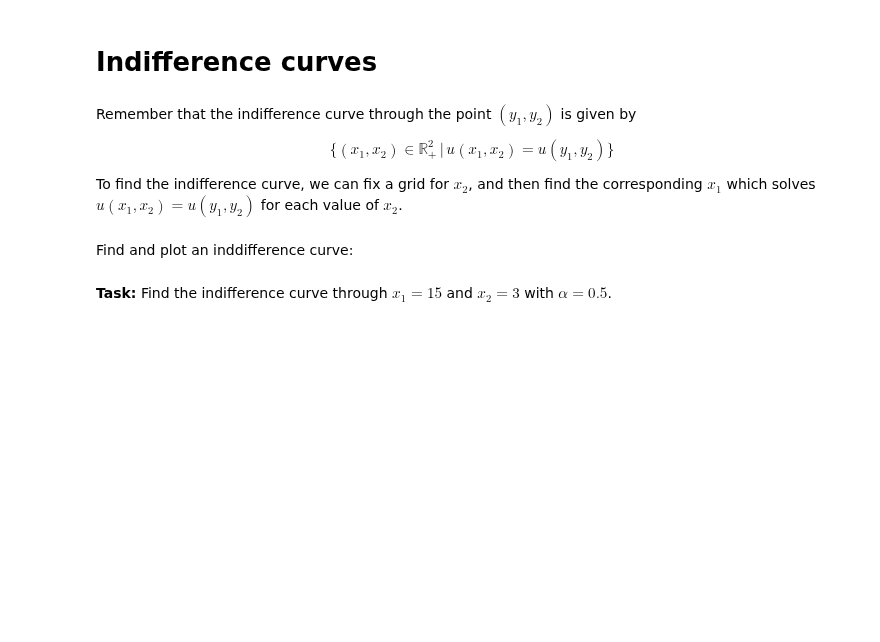
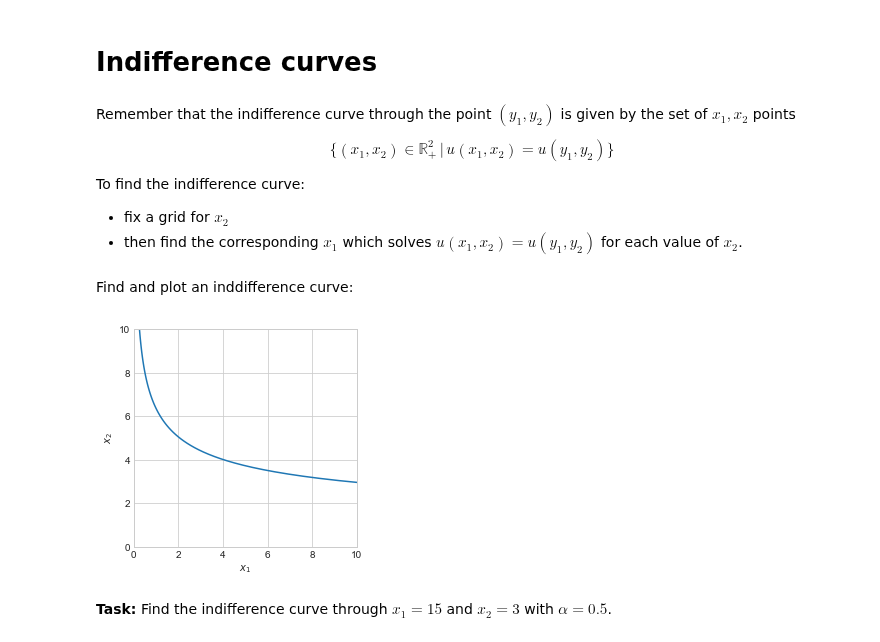
Before and after one commit to NumEconCopenhagen/IntroProg-lectures, a Jupyter notebook: 03/Optimize_print_and_plot.ipynb, the cells around one changed output. Cells and saved outputs as stored; diff of their text form; code cells hidden in the pictures; blank space fills up the shorter version.

```diff
--- a/03/Optimize_print_and_plot.ipynb
+++ b/03/Optimize_print_and_plot.ipynb
@@ -507,2 +606,4 @@ Call the function:
 # %%
-sol = find_best_choice(alpha=0.25,I=10,p1=1,p2=2,N1=500,N2=400)
+# Call function and see output
+sol = find_best_choice(alpha=0.25,I=10,p1=1,p2=2,N1=500,N2=400,do_print=True)
+# See printed result below
@@ -538,2 +642,0 @@ ax.scatter(x1_best,x2_best,u_best,s=50,color='black');
-# %%
-sol = find_best_choice(alpha=0.25,I=10,p1=1,p2=2,N1=1000,N2=1000)
@@ -656,20 +748,19 @@ print_solution(x1,x2,u,I,p1,p2)
 # %%
 # a. objective function (to minimize)
 def value_of_choice(x,alpha,I,p1,p2):
-    # note: x is a vector
-    x1 = x[0]
-    x2 = x[1]
-    return -u_func(x1,x2,alpha)
+    # note: x is a array, but u_func takes scalars.
+    return -u_func(x[0],x[1],alpha)
 
-# b. constraints (violated if negative) and bounds
+# b. constraints (violated if negative) and bounds. x is an array.
 constraints = ({'type': 'ineq', 'fun': lambda x:  I-p1*x[0]-p2*x[1]})
 bounds = ((0,I/p1),(0,I/p2))
 
-# c. call solver
+# c. call solver, use SLSQP
 initial_guess = [I/p1/2,I/p2/2]
+
 sol_case2 = optimize.minimize(
-    value_of_choice,initial_guess,args=(alpha,I,p1,p2),
-    method='SLSQP',bounds=bounds,constraints=constraints)
+    value_of_choice, initial_guess, args=(alpha,I,p1,p2),
+    method='SLSQP', bounds=bounds, constraints=constraints)
 
 # d. unpack solution
 x1 = sol_case2.x[0]
@@ -747,10 +848,12 @@ print_solution(x1,x2,u,I,p1,p2)
 # %% [markdown]
 # Indifference curves
 # %% [markdown]
-Remember that the indifference curve through the point $(y_1,y_2)$ is given by
+Remember that the indifference curve through the point $(y_1,y_2)$ is given by the set of $x_1,x_2$ points
 
 $$
 \big\{(x_1,x_2) \in \mathbb{R}^2_+ \,|\, u(x_1,x_2) = u(y_1,y_2)\big\}
 $$
 
-To find the indifference curve, we can fix a grid for $x_2$, and then find the corresponding $x_1$ which solves $u(x_1,x_2) = u(y_1,y_2)$ for each value of $x_2$.
+To find the indifference curve:
+* fix a grid for $x_2$
+* then find the corresponding $x_1$ which solves $u(x_1,x_2) = u(y_1,y_2)$ for each value of $x_2$.
@@ -757,12 +864,8 @@ To find the indifference curve, we can fix a grid for $x_2$, and then find the c
 # %%
-def objective(x1,x2,alpha,u):
-    return u_func(x1,x2,alpha)-u
-    # = 0 then on indifference curve with utility = u
-
 def find_indifference_curve(y1,y2,alpha,N,x2_max):
 
     # a. utility in (y1,y2)
-    u_y1y2 = u_func(y1,y2,alpha)
+    u_y = u_func(y1,y2,alpha)
 
     # b. allocate numpy arrays
     x1_vec = np.empty(N)
@@ -772,7 +875,7 @@ def find_indifference_curve(y1,y2,alpha,N,x2_max):
     for i,x2 in enumerate(x2_vec):
 
         x1_guess = 0 # initial guess
-        sol = optimize.root(objective, x1_guess, args=(x2,alpha,u_y1y2))
+        sol = optimize.root(objective, x1_guess, args=(x2,alpha,u_y))
         # optimize.root -> solve objective = 0 starting from x1 = x1_guess
 
         x1_vec[i] = sol.x[0]
@@ -783,19 +886,20 @@ Find and plot an inddifference curve:
 # %%
 # a. find indifference curve through (4,4) for x2 in [0,10]
 x2_max = 10
 x1_vec,x2_vec = find_indifference_curve(y1=4,y2=4,alpha=0.25,N=100,x2_max=x2_max)
 
 # b. plot inddifference curve
-fig = plt.figure(figsize=(6,6))
+fig = plt.figure(figsize=(4,4))
 ax = fig.add_subplot(1,1,1)
-
 ax.plot(x1_vec,x2_vec)
 
 ax.set_xlabel('$x_1$')
 ax.set_ylabel('$x_2$')
 ax.set_xlim([0,x2_max])
 ax.set_ylim([0,x2_max])
 ax.grid(True)
+# %% [output]
+[figure, added]
 # %% [markdown]
 **Task:** Find the indifference curve through $x_1 = 15$ and $x_2 = 3$ with $\alpha = 0.5$.
 # %%
```
Also changed, not shown: parts of 109 cells of this notebook, 5 other files.
